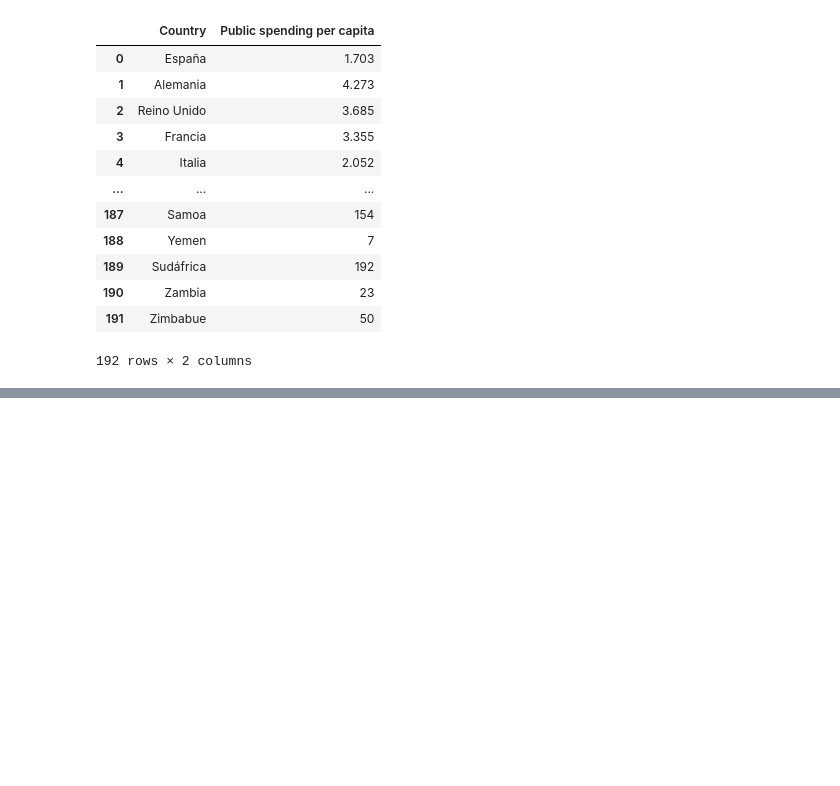
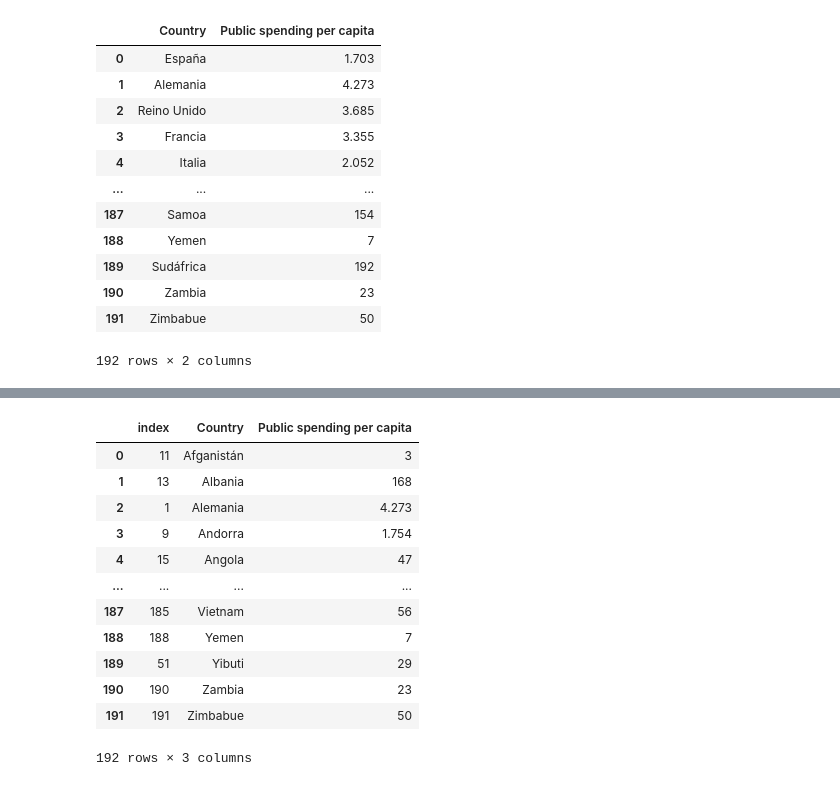
Before and after one commit to Jengoag/covid19_project, a Jupyter notebook: data/clean/webscrapping.ipynb, the cells around one changed output, grey strips where cells are left out. Saved outputs shown, nothing was run; the diff lists cells and outputs as text; code cells hidden in the pictures; blank space fills up the shorter version.

Commit message:
arreglar los reset index

```diff
--- a/data/clean/webscrapping.ipynb
+++ b/data/clean/webscrapping.ipynb
@@ -218,3 +218,5 @@ df_public_spending_health
 192 rows × 2 columns
 # %%
 # colocamos por orden alfabetico los valores de la columna country.
+df_public_spending_health = df_public_spending_health.sort_values('Country',ascending=True)
+df_public_spending_health
@@ -220,0 +237,17 @@ df_public_spending_health
+# %%
+df_public_spending_health = df_public_spending_health.reset_index()
+df_public_spending_health
+# %% [output]
+|  | index | Country | Public spending per capita |
+| 0 | 11 | Afganistán | 3 |
+| 1 | 13 | Albania | 168 |
+| 2 | 1 | Alemania | 4.273 |
+| 3 | 9 | Andorra | 1.754 |
+| 4 | 15 | Angola | 47 |
+| ... | ... | ... | ... |
+| 187 | 185 | Vietnam | 56 |
+| 188 | 188 | Yemen | 7 |
+| 189 | 51 | Yibuti | 29 |
+| 190 | 190 | Zambia | 23 |
+| 191 | 191 | Zimbabue | 50 |
+192 rows × 3 columns
```
Also changed, not shown: parts of 2 cells of this notebook, 9 other files.
